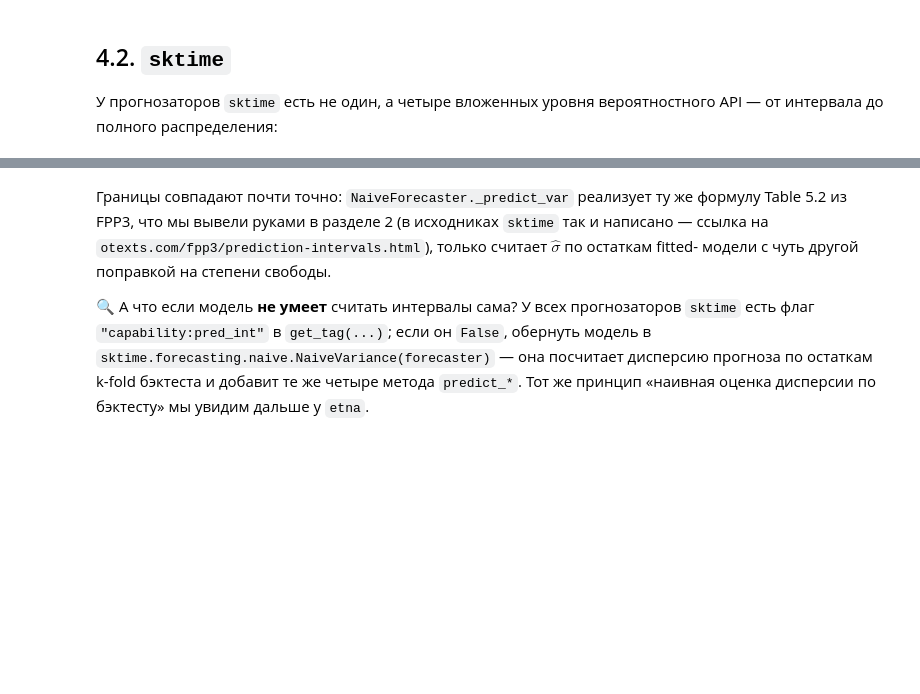
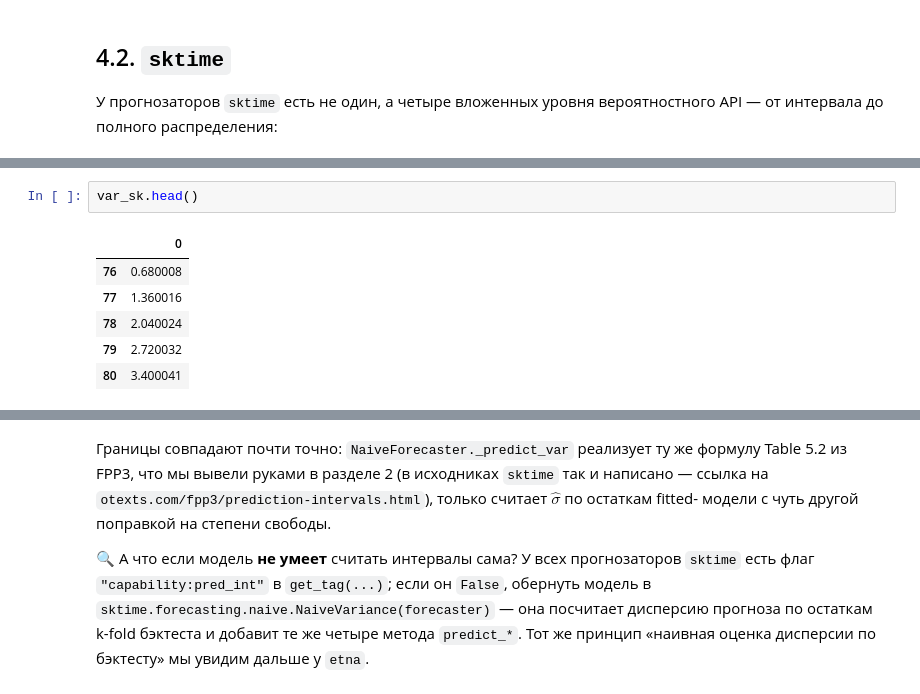
Before and after one commit to alex-hse-repository/time-series-cu-2026, a Jupyter notebook: week_2/part_1/03. Интервалы прогнозирования и оценка их качества.ipynb, the cells around one changed output, grey strips where cells are left out. Saved outputs shown, nothing was run; the diff lists cells and outputs as text; blank space fills up the shorter version.

```diff
--- a/week_2/part_1/03. Интервалы прогнозирования и оценка их качества.ipynb
+++ b/week_2/part_1/03. Интервалы прогнозирования и оценка их качества.ipynb
@@ -635,0 +637,9 @@ pi_sk.head()
+# %%
+var_sk.head()
+# %% [output]
+|  | 0 |
+| 76 | 0.680008 |
+| 77 | 1.360016 |
+| 78 | 2.040024 |
+| 79 | 2.720032 |
+| 80 | 3.400041 |
```
Also changed, not shown: parts of 22 cells of this notebook, 1 other file.
